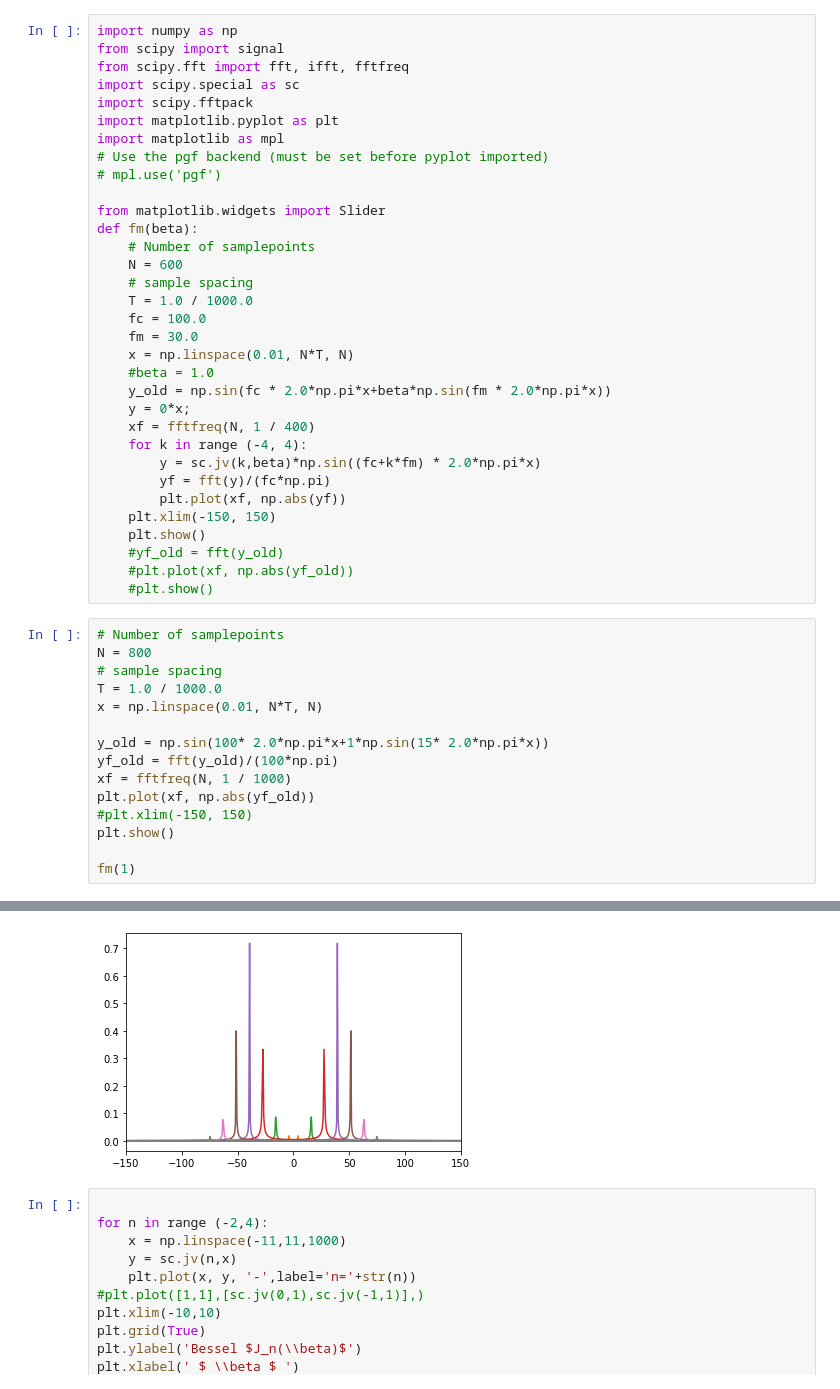
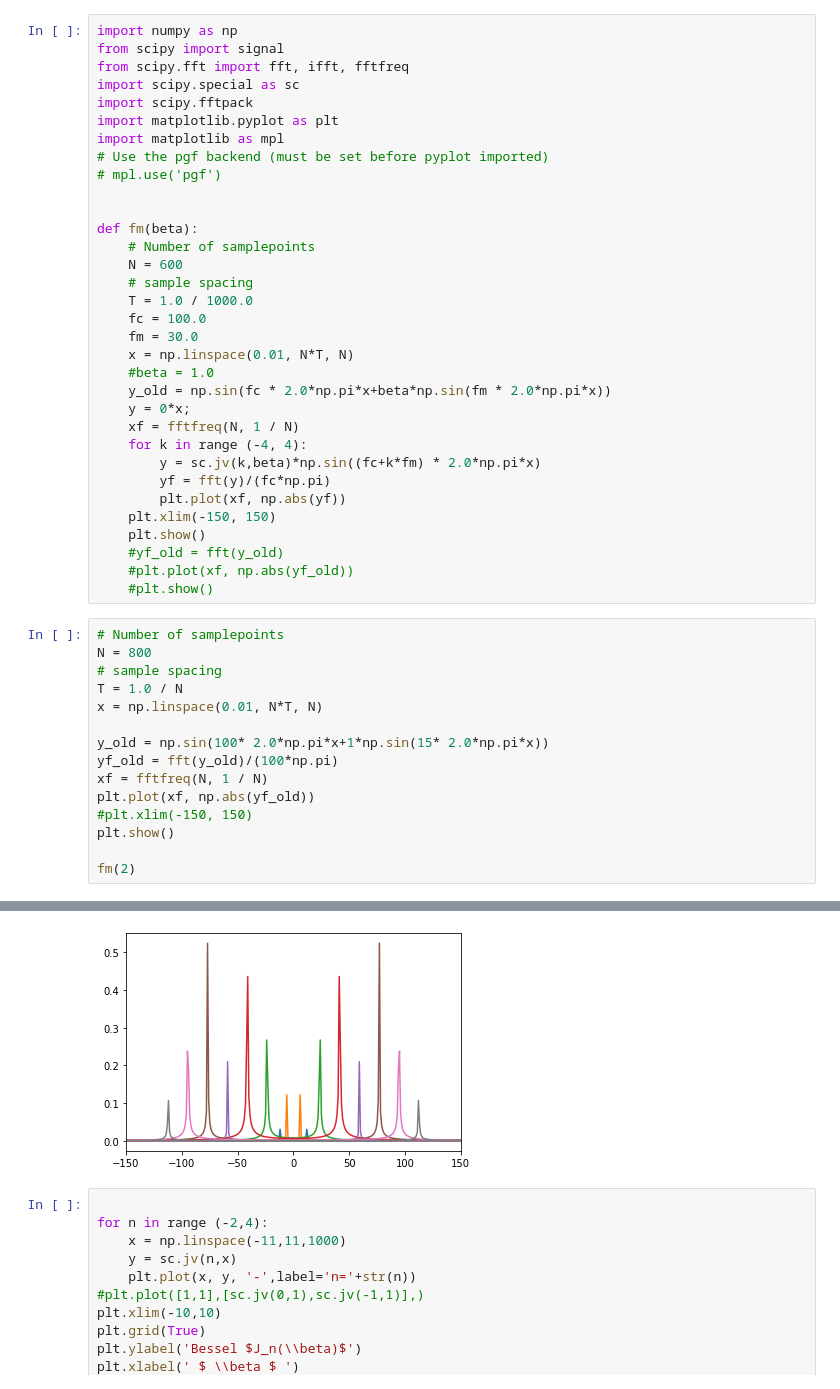
Before and after one commit to AndreasFMueller/SeminarSpezielleFunktionen, a Jupyter notebook: buch/papers/fm/Python animation/Bessel-FM.ipynb, the cells around one changed output, grey strips where cells are left out. Drawn from its saved outputs; the diff is of its cells as text.

```diff
--- a/buch/papers/fm/Python animation/Bessel-FM.ipynb
+++ b/buch/papers/fm/Python animation/Bessel-FM.ipynb
@@ -9,7 +9,7 @@ import matplotlib as mpl
 # Use the pgf backend (must be set before pyplot imported)
 # mpl.use('pgf')
 
-from matplotlib.widgets import Slider
+
 def fm(beta):
     # Number of samplepoints
     N = 600
@@ -21,7 +21,7 @@ def fm(beta):
     #beta = 1.0
     y_old = np.sin(fc * 2.0*np.pi*x+beta*np.sin(fm * 2.0*np.pi*x))
     y = 0*x;
-    xf = fftfreq(N, 1 / 400)
+    xf = fftfreq(N, 1 / N)
     for k in range (-4, 4):
         y = sc.jv(k,beta)*np.sin((fc+k*fm) * 2.0*np.pi*x)
         yf = fft(y)/(fc*np.pi)
@@ -35,15 +35,15 @@ def fm(beta):
 # Number of samplepoints
 N = 800
 # sample spacing
-T = 1.0 / 1000.0
+T = 1.0 / N
 x = np.linspace(0.01, N*T, N)
 
 y_old = np.sin(100* 2.0*np.pi*x+1*np.sin(15* 2.0*np.pi*x))
 yf_old = fft(y_old)/(100*np.pi)
-xf = fftfreq(N, 1 / 1000)
+xf = fftfreq(N, 1 / N)
 plt.plot(xf, np.abs(yf_old))
 #plt.xlim(-150, 150)
 plt.show()
 
-fm(1)
+fm(2)
 # %% [output]
@@ -51,4 +51,4 @@ fm(1)
-[figure, old version]
+[figure, new version]
 # %%
 
 for n in range (-2,4):
```
Also changed, not shown: parts of 4 cells of this notebook, 8 other files.
